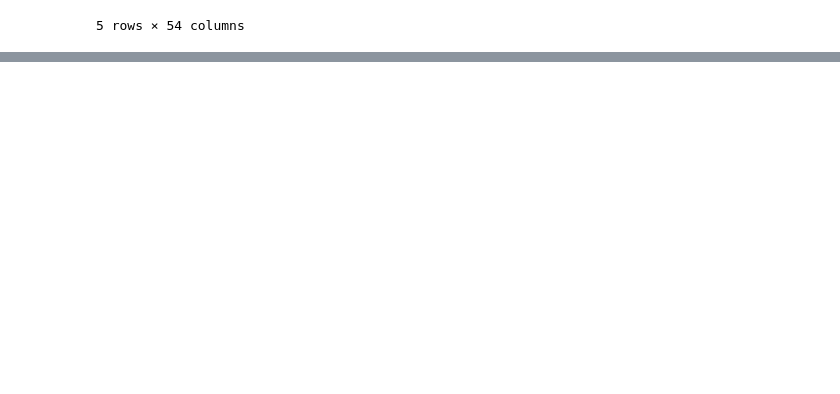
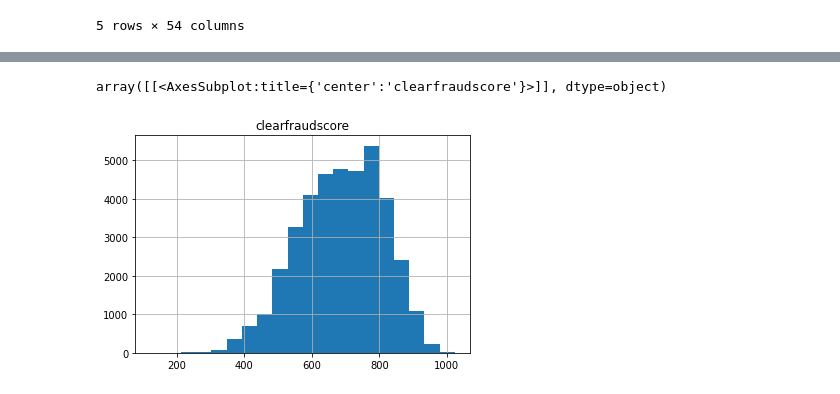
Before and after one commit to Mkho-cs/Loan-Repayment-EDA-Predictive, a Jupyter notebook: notebooks/data_transform.ipynb, the cells around one changed output, grey strips where cells are left out. Saved outputs shown, nothing was run; the diff lists cells and outputs as text; code cells hidden in the pictures; blank space fills up the shorter version.

```diff
--- a/notebooks/data_transform.ipynb
+++ b/notebooks/data_transform.ipynb
@@ -260,0 +291,7 @@ Number of records with NaN: 6924
+# %%
+# Impute with akima interpolation
+final_manager.interpolate_smooth('clearfraudscore')
+final_manager.data.hist('clearfraudscore', bins=20)
+# %% [output]
+array([[<AxesSubplot:title={'center':'clearfraudscore'}>]], dtype=object)
+[figure, added]
```
Also changed, not shown: parts of 13 cells of this notebook.
